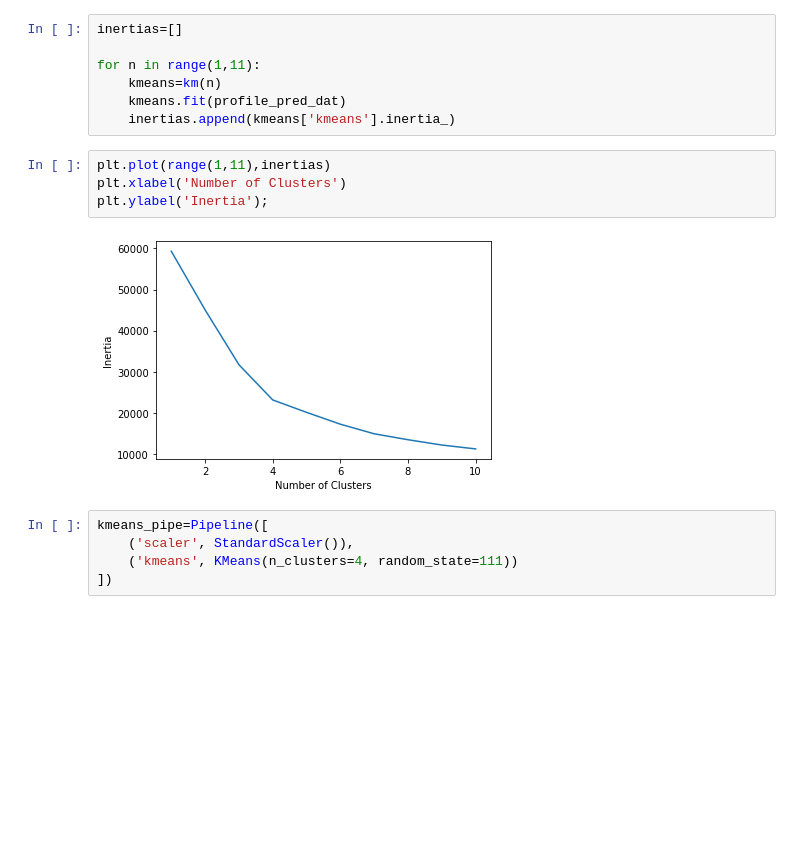
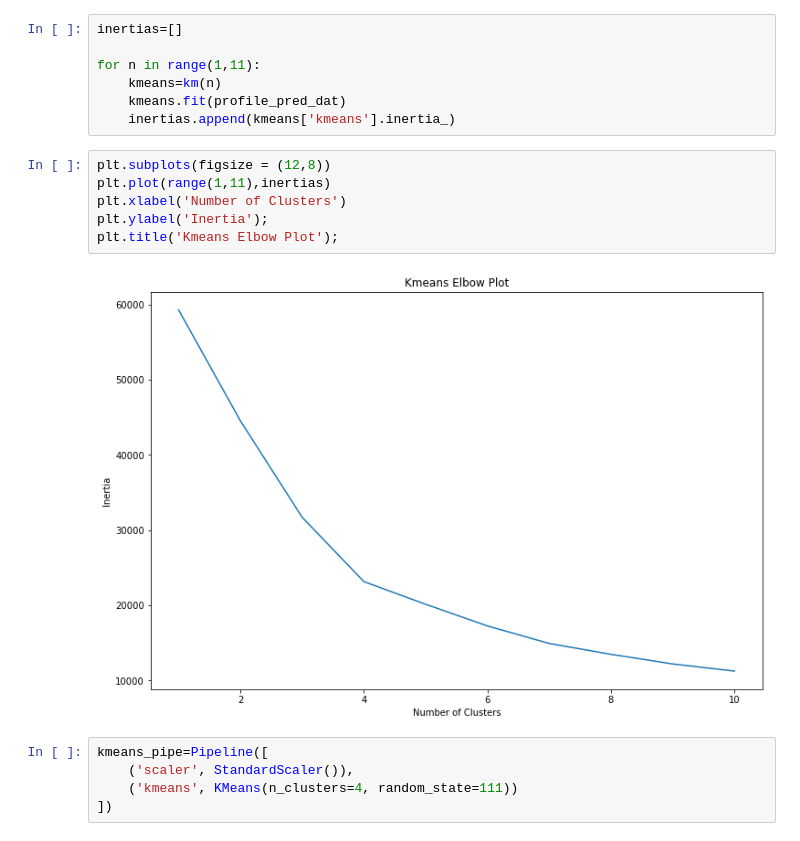
Before and after one commit to Stigant/Starbucks-Project, a Jupyter notebook: Starbucks_Capstone_notebook.ipynb, the cells around one changed output. Cells and saved outputs as stored; diff of their text form; blank space fills up the shorter version.

```diff
--- a/Starbucks_Capstone_notebook.ipynb
+++ b/Starbucks_Capstone_notebook.ipynb
@@ -441,11 +472,13 @@ for n in range(1,11):
     kmeans.fit(profile_pred_dat)
     inertias.append(kmeans['kmeans'].inertia_)
 # %%
+plt.subplots(figsize = (12,8))
 plt.plot(range(1,11),inertias)
 plt.xlabel('Number of Clusters')
 plt.ylabel('Inertia');
+plt.title('Kmeans Elbow Plot');
 # %% [output]
-[figure, old version]
+[figure, new version]
 # %%
 kmeans_pipe=Pipeline([
     ('scaler', StandardScaler()),
```
Also changed, not shown: parts of 28 cells of this notebook.
